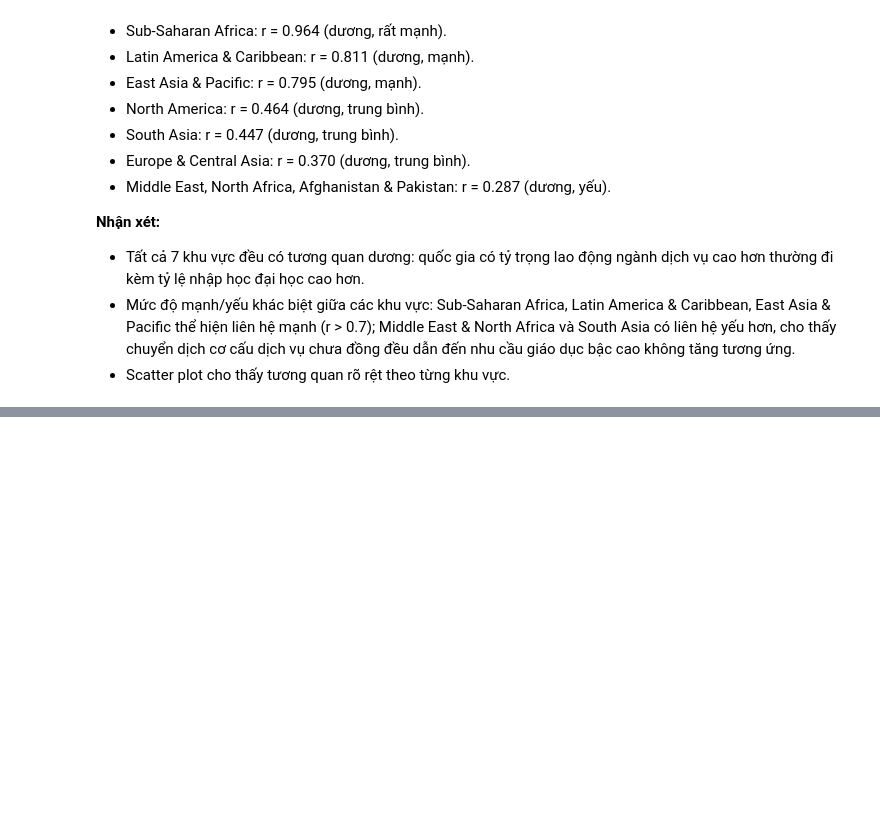
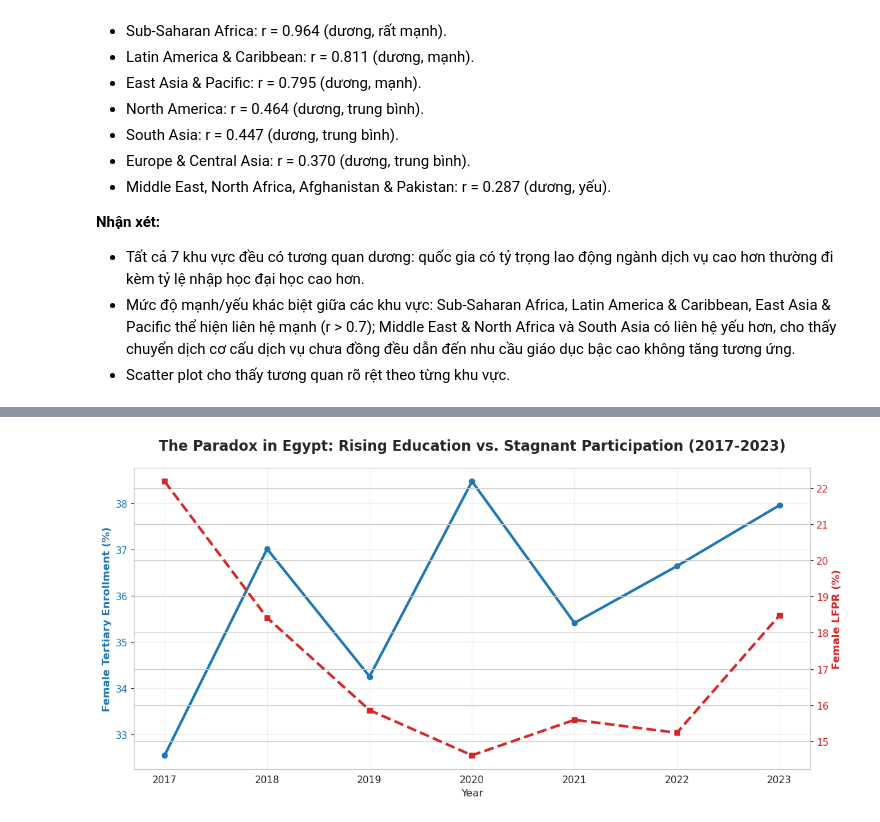
Before and after one commit to n3sfan/DataVis-Lab2, a Jupyter notebook: Notebook/lab.ipynb, the cells around one changed output, grey strips where cells are left out. Drawn from its saved outputs; the diff is of its cells as text; code cells hidden in the pictures; blank space fills up the shorter version.

```diff
--- a/Notebook/lab.ipynb
+++ b/Notebook/lab.ipynb
@@ -889,0 +976,33 @@ Middle East, North Africa, Afghanistan & Pakistan   0.287434
+# %%
+# CHART 1: Dual-Axis Time Series (Egypt Example)
+import matplotlib.pyplot as plt
+import seaborn as sns
+
+# Filter data for Egypt (EGY)
+egy_data = df_long[df_long['Country Code'] == 'EGY'].copy()
+egy_edu = egy_data[egy_data['Series Code'] == 'SE.TER.ENRR.FE'].sort_values('Year')
+egy_lfp = egy_data[egy_data['Series Code'] == 'SL.TLF.CACT.FE.ZS'].sort_values('Year')
+
+fig, ax1 = plt.subplots(figsize=(12, 6))
+
+# Primary Y-axis: Education
+color_edu = '#1f77b4'
+ax1.set_xlabel('Year', fontsize=12)
+ax1.set_ylabel('Female Tertiary Enrollment (%)', color=color_edu, fontsize=12, fontweight='bold')
+ax1.plot(egy_edu['Year'], egy_edu['Value'], color=color_edu, marker='o', linewidth=3, label='Tertiary Enrollment')
+ax1.tick_params(axis='y', labelcolor=color_edu)
+ax1.grid(alpha=0.3)
+
+# Secondary Y-axis: LFPR
+ax2 = ax1.twinx()
+color_lfp = '#d62728'
+ax2.set_ylabel('Female LFPR (%)', color=color_lfp, fontsize=12, fontweight='bold')
+ax2.plot(egy_lfp['Year'], egy_lfp['Value'], color=color_lfp, marker='s', linewidth=3, linestyle='--', label='LFPR')
+ax2.tick_params(axis='y', labelcolor=color_lfp)
+
+plt.title('The Paradox in Egypt: Rising Education vs. Stagnant Participation (2017-2023)',
+          fontsize=16, pad=20, fontweight='bold')
+plt.tight_layout()
+plt.show()
+# %% [output]
+[figure, added]
```
Also changed, not shown: parts of 11 cells of this notebook, 5 other files.
